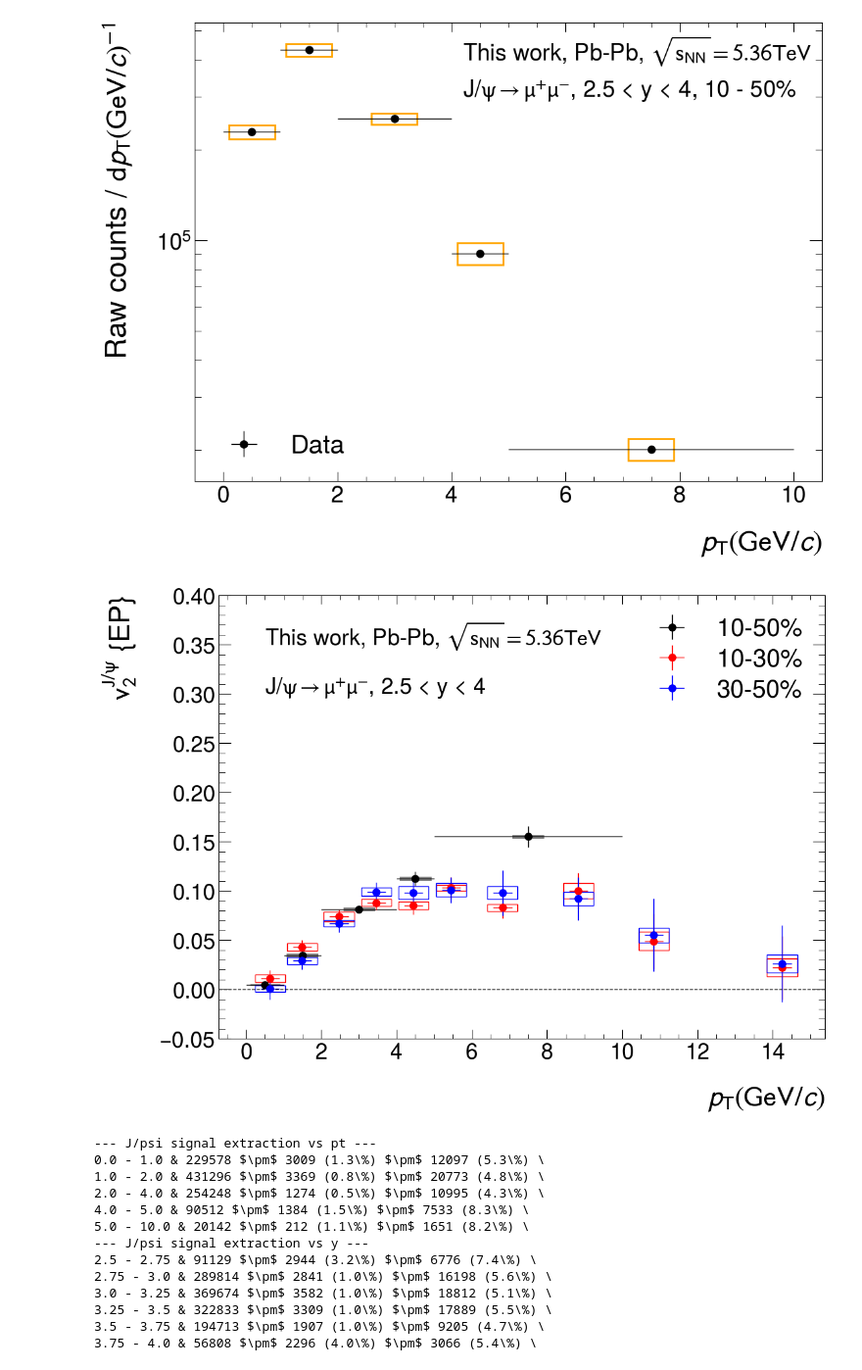
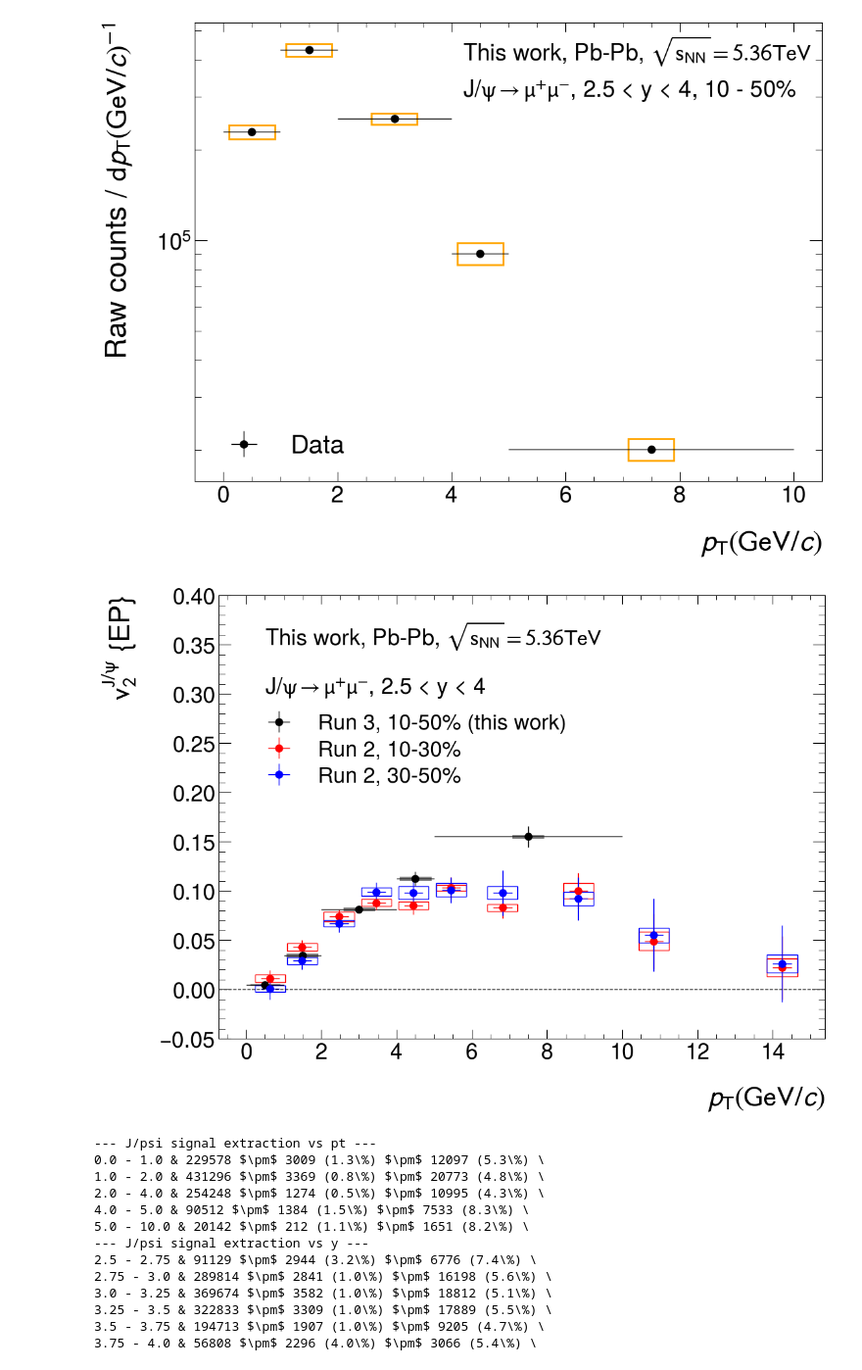
Before and after one commit to lucamicheletti93/jpsi_flow_run3, a Jupyter notebook: utils/plot_results.ipynb, the cells around one changed output. Shown at 98% size. Cells and saved outputs as stored; diff of their text form; code cells hidden in the pictures.

Commit message:
Update the figure

```diff
--- a/utils/plot_results.ipynb
+++ b/utils/plot_results.ipynb
@@ -90,25 +90,25 @@ plt.show()
 # %%
 # Creating histogram
 fig, ax = plt.subplots()
 plot_syst(pt, 0.4, v2_jpsi_vs_pt_10_50, syst_v2_jpsi_vs_pt_10_50, ax, 'gray', 2)
 plot_syst(pt_run2, 0.4, v2_jpsi_run2_vs_pt_10_30, syst_v2_jpsi_run2_vs_pt_10_30, ax, 'red', 1)
 plot_syst(pt_run2, 0.4, v2_jpsi_run2_vs_pt_30_50, syst_v2_jpsi_run2_vs_pt_30_50, ax, 'blue', 1)
 
 plt.xlabel(r'$\it{p}_{\rm{T}} (\rm{GeV}/\it{c})$')
 plt.ylabel(r'$v_{2}^{J/\psi}$ {EP}')
 plt.ylim(-0.05, 0.40)
-plt.errorbar(pt, v2_jpsi_vs_pt_10_50, xerr=err_pt, yerr=stat_v2_jpsi_vs_pt_10_50, label="10-50%", fmt='o', color='black', ecolor='black')
+plt.errorbar(pt, v2_jpsi_vs_pt_10_50, xerr=err_pt, yerr=stat_v2_jpsi_vs_pt_10_50, label="Run 3, 10-50% (this work)", fmt='o', color='black', ecolor='black')
 #plt.errorbar(pt, v2_jpsi_vs_pt_10_50, yerr=syst_v2_jpsi_vs_pt_10_50, label="syst. error", fmt='o', color='black', ecolor='red', alpha=0.5, elinewidth=50, capsize=0)
-plt.errorbar(pt_run2, v2_jpsi_run2_vs_pt_10_30, xerr=err_pt_run2, yerr=stat_v2_jpsi_run2_vs_pt_10_30, label="10-30%", fmt='o', color='red', ecolor='red')
-plt.errorbar(pt_run2, v2_jpsi_run2_vs_pt_30_50, xerr=err_pt_run2, yerr=stat_v2_jpsi_run2_vs_pt_30_50, label="30-50%", fmt='o', color='blue', ecolor='blue')
-plt.legend(loc='upper right')
+plt.errorbar(pt_run2, v2_jpsi_run2_vs_pt_10_30, xerr=err_pt_run2, yerr=stat_v2_jpsi_run2_vs_pt_10_30, label="Run 2, 10-30%", fmt='o', color='red', ecolor='red')
+plt.errorbar(pt_run2, v2_jpsi_run2_vs_pt_30_50, xerr=err_pt_run2, yerr=stat_v2_jpsi_run2_vs_pt_30_50, label="Run 2, 30-50%", fmt='o', color='blue', ecolor='blue')
+plt.legend(loc=(0.05, 0.55), fontsize='xx-large')
 plt.text(0.5, 0.35, r'This work, Pb-Pb, $\sqrt{s_{\rm{NN}}} = 5.36 TeV$', fontsize=25)
 plt.text(0.5, 0.30, r'J/$\psi\rightarrow\mu^{+}\mu^{-}$, 2.5 < y < 4', fontsize=25)
 plt.axhline(y=0., color='black', linestyle='--')
 plt.savefig("/Users/lucamicheletti/GITHUB/jpsi_flow_run3/figures/v2_jpsi_vs_pt_centr_10_50.pdf", format="pdf", bbox_inches="tight")
 plt.show()
 # %% [output]
-[figure, old version]
+[figure, new version]
 # %%
 print("--- J/psi signal extraction vs pt ---")
 for id, val in enumerate(sig_jpsi_vs_pt):
```
